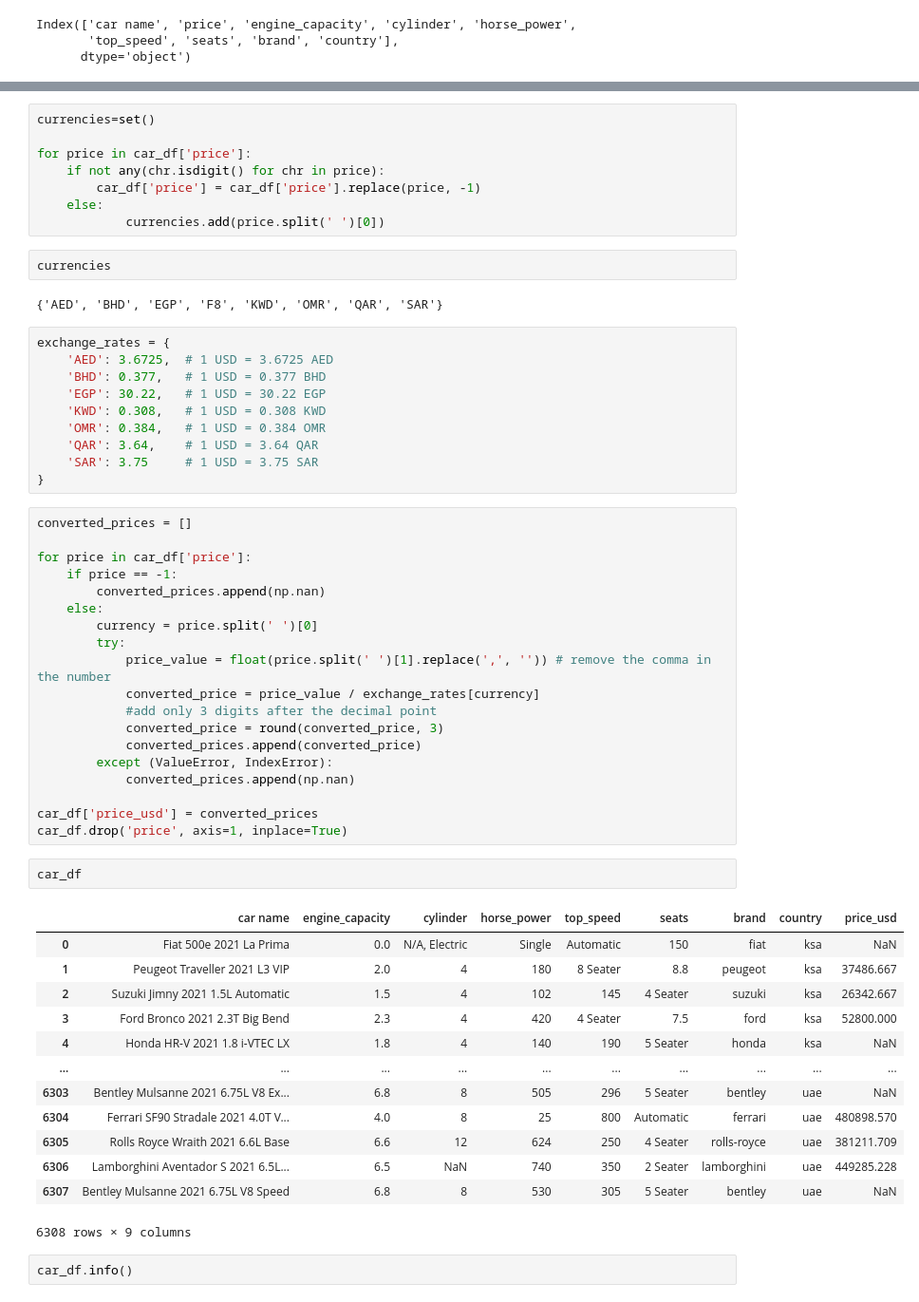
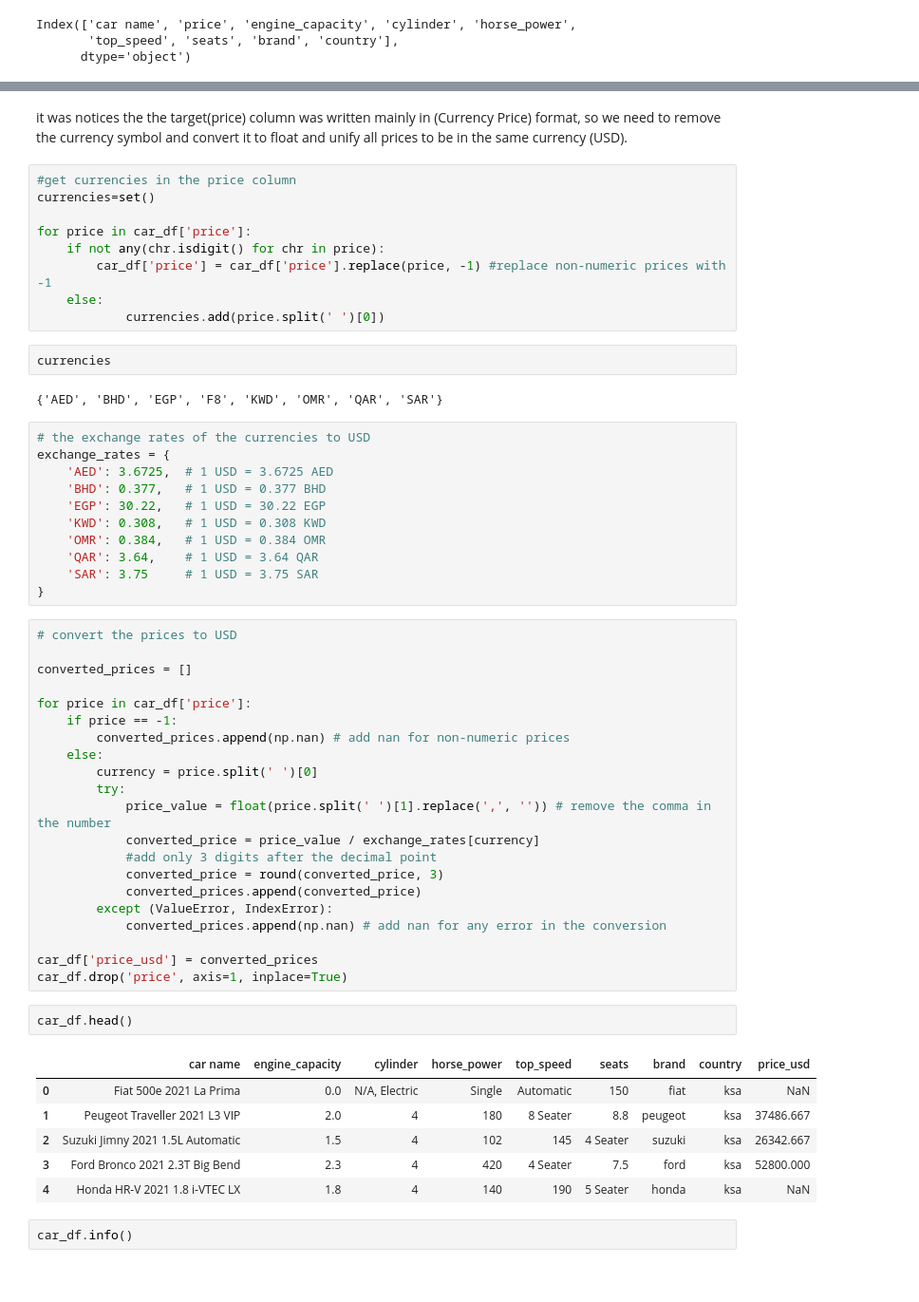
Before and after one commit to Mohammed-Abed-Alkareem/Regression-Analysis-and-Model-Selection, a Jupyter notebook: file.ipynb, the cells around one changed output, grey strips where cells are left out. Shown at 95% size. Saved outputs shown, nothing was run; the diff lists cells and outputs as text; blank space fills up the shorter version.

```diff
--- a/file.ipynb
+++ b/file.ipynb
@@ -77,9 +100,12 @@ Index(['car name', 'price', 'engine_capacity', 'cylinder', 'horse_power',
+# %% [markdown]
+it was notices the the target(price) column was written mainly in (Currency Price) format, so we need to remove the currency symbol and convert it to float and unify all prices to be in the same currency (USD).
 # %%
+#get currencies in the price column
 currencies=set()
 
 for price in car_df['price']:
     if not any(chr.isdigit() for chr in price):
-        car_df['price'] = car_df['price'].replace(price, -1)
+        car_df['price'] = car_df['price'].replace(price, -1) #replace non-numeric prices with -1
     else:
             currencies.add(price.split(' ')[0])
 # %%
@@ -87,6 +113,7 @@ currencies
 # %% [output]
 {'AED', 'BHD', 'EGP', 'F8', 'KWD', 'OMR', 'QAR', 'SAR'}
 # %%
+# the exchange rates of the currencies to USD
 exchange_rates = {
     'AED': 3.6725,  # 1 USD = 3.6725 AED
     'BHD': 0.377,   # 1 USD = 0.377 BHD
@@ -97,11 +124,13 @@ exchange_rates = {
     'SAR': 3.75     # 1 USD = 3.75 SAR
 }
 # %%
+# convert the prices to USD
+
 converted_prices = []
 
 for price in car_df['price']:
     if price == -1:
-        converted_prices.append(np.nan)
+        converted_prices.append(np.nan) # add nan for non-numeric prices
     else:
         currency = price.split(' ')[0]
         try:
@@ -111,26 +140,19 @@ for price in car_df['price']:
             converted_price = round(converted_price, 3)
             converted_prices.append(converted_price)
         except (ValueError, IndexError):
-            converted_prices.append(np.nan)
+            converted_prices.append(np.nan) # add nan for any error in the conversion
 
 car_df['price_usd'] = converted_prices
 car_df.drop('price', axis=1, inplace=True)
 # %%
-car_df
+car_df.head()
 # %% [output]
 |  | car name | engine_capacity | cylinder | horse_power | top_speed | seats | brand | country | price_usd |
 | 0 | Fiat 500e 2021 La Prima | 0.0 | N/A, Electric | Single | Automatic | 150 | fiat | ksa | NaN |
 | 1 | Peugeot Traveller 2021 L3 VIP | 2.0 | 4 | 180 | 8 Seater | 8.8 | peugeot | ksa | 37486.667 |
 | 2 | Suzuki Jimny 2021 1.5L Automatic | 1.5 | 4 | 102 | 145 | 4 Seater | suzuki | ksa | 26342.667 |
 | 3 | Ford Bronco 2021 2.3T Big Bend | 2.3 | 4 | 420 | 4 Seater | 7.5 | ford | ksa | 52800.000 |
 | 4 | Honda HR-V 2021 1.8 i-VTEC LX | 1.8 | 4 | 140 | 190 | 5 Seater | honda | ksa | NaN |
-| ... | ... | ... | ... | ... | ... | ... | ... | ... | ... |
-| 6303 | Bentley Mulsanne 2021 6.75L V8 Ex... | 6.8 | 8 | 505 | 296 | 5 Seater | bentley | uae | NaN |
-| 6304 | Ferrari SF90 Stradale 2021 4.0T V... | 4.0 | 8 | 25 | 800 | Automatic | ferrari | uae | 480898.570 |
-| 6305 | Rolls Royce Wraith 2021 6.6L Base | 6.6 | 12 | 624 | 250 | 4 Seater | rolls-royce | uae | 381211.709 |
-| 6306 | Lamborghini Aventador S 2021 6.5L... | 6.5 | NaN | 740 | 350 | 2 Seater | lamborghini | uae | 449285.228 |
-| 6307 | Bentley Mulsanne 2021 6.75L V8 Speed | 6.8 | 8 | 530 | 305 | 5 Seater | bentley | uae | NaN |
-6308 rows × 9 columns
 # %%
 car_df.info()
 # %% [output]
```
Also changed, not shown: parts of 114 cells of this notebook.
